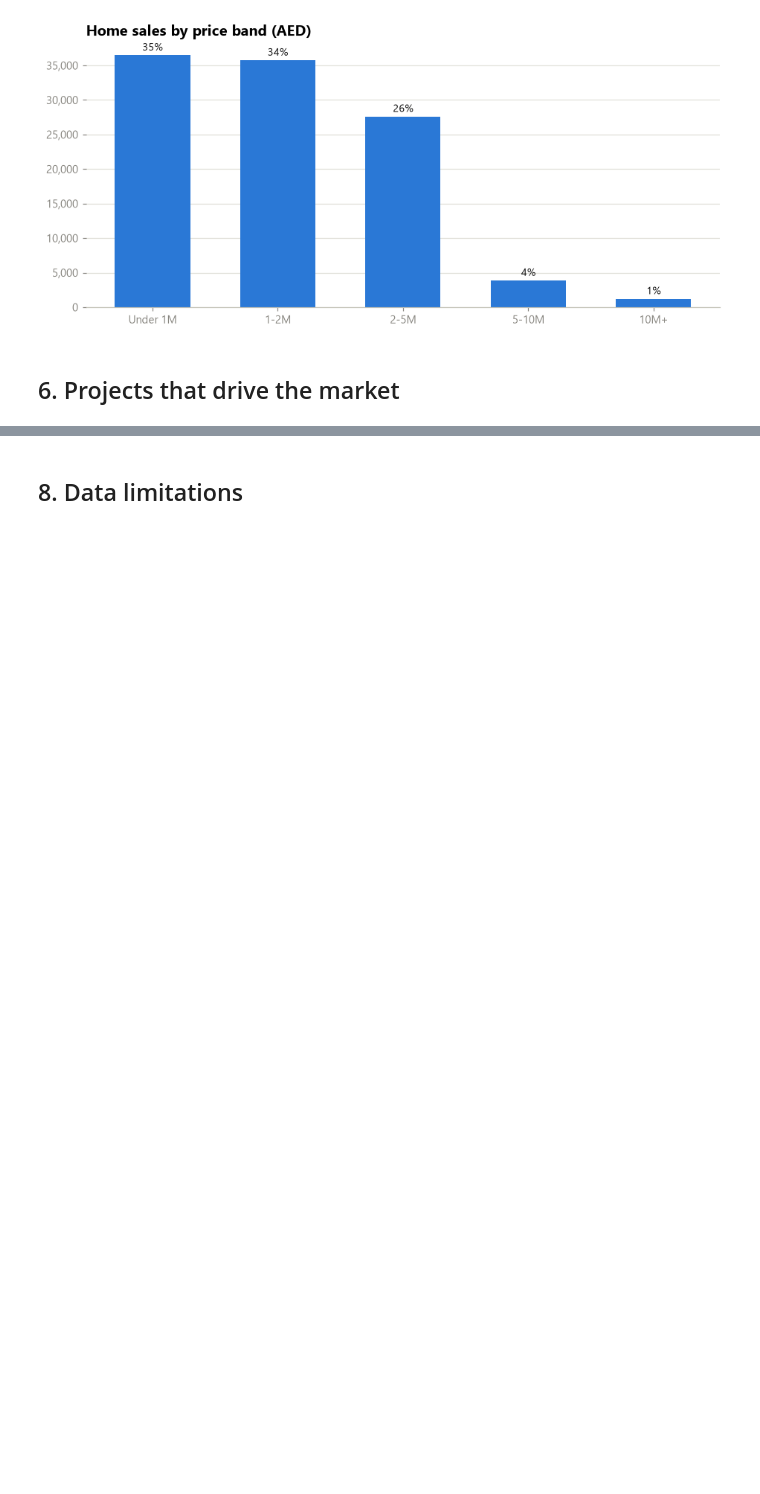
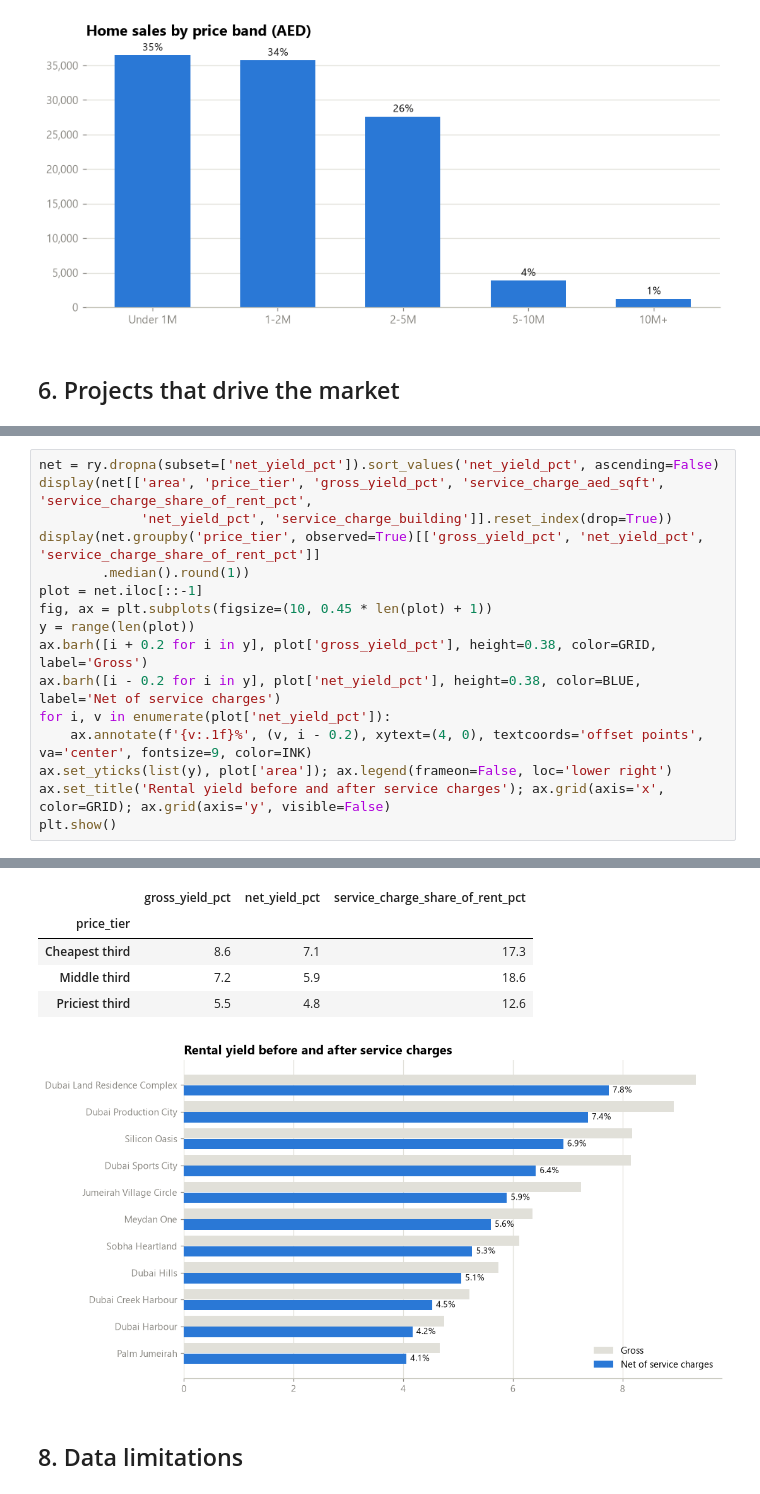
Before and after one commit to NitheeshaMV/Dubai-Real-Estate-Analysis, a Jupyter notebook: notebooks/dubai_real_estate_analysis.ipynb, the cells around one changed output, grey strips where cells are left out. Cells and saved outputs as stored; diff of their text form; blank space fills up the shorter version.

```diff
--- a/notebooks/dubai_real_estate_analysis.ipynb
+++ b/notebooks/dubai_real_estate_analysis.ipynb
@@ -332,0 +343,17 @@ Name: median gross yield %, dtype: float64
+# %%
+net = ry.dropna(subset=['net_yield_pct']).sort_values('net_yield_pct', ascending=False)
+display(net[['area', 'price_tier', 'gross_yield_pct', 'service_charge_aed_sqft', 'service_charge_share_of_rent_pct',
+             'net_yield_pct', 'service_charge_building']].reset_index(drop=True))
+display(net.groupby('price_tier', observed=True)[['gross_yield_pct', 'net_yield_pct', 'service_charge_share_of_rent_pct']]
+        .median().round(1))
+plot = net.iloc[::-1]
+fig, ax = plt.subplots(figsize=(10, 0.45 * len(plot) + 1))
+y = range(len(plot))
+ax.barh([i + 0.2 for i in y], plot['gross_yield_pct'], height=0.38, color=GRID, label='Gross')
+ax.barh([i - 0.2 for i in y], plot['net_yield_pct'], height=0.38, color=BLUE, label='Net of service charges')
+for i, v in enumerate(plot['net_yield_pct']):
+    ax.annotate(f'{v:.1f}%', (v, i - 0.2), xytext=(4, 0), textcoords='offset points', va='center', fontsize=9, color=INK)
+ax.set_yticks(list(y), plot['area']); ax.legend(frameon=False, loc='lower right')
+ax.set_title('Rental yield before and after service charges'); ax.grid(axis='x', color=GRID); ax.grid(axis='y', visible=False)
+plt.show()
+# %% [output]
@@ -333,3 +372,9 @@ Name: median gross yield %, dtype: float64
+|  | gross_yield_pct | net_yield_pct | service_charge_share_of_rent_pct |
+| price_tier |  |  |  |
+| Cheapest third | 8.6 | 7.1 | 17.3 |
+| Middle third | 7.2 | 5.9 | 18.6 |
+| Priciest third | 5.5 | 4.8 | 12.6 |
+[figure, added]
 # %% [markdown]
 ## 8. Data limitations
 # %% [markdown]
```
Also changed, not shown: parts of 7 cells of this notebook, 23 other files.
